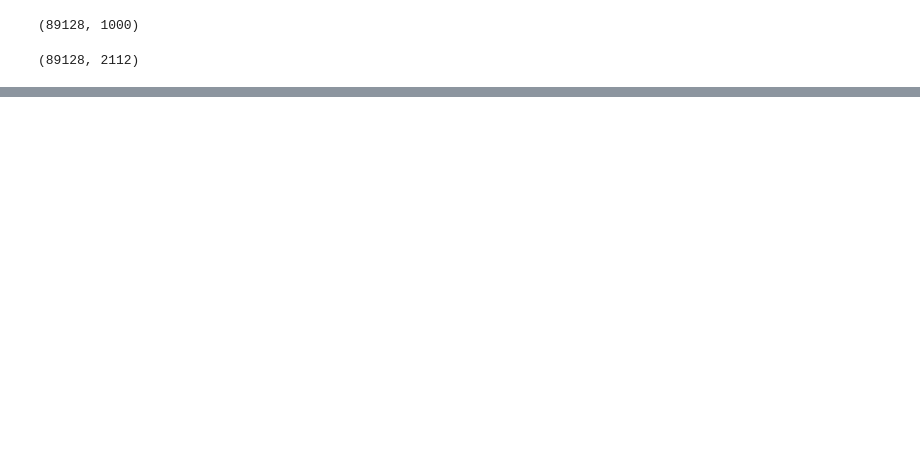
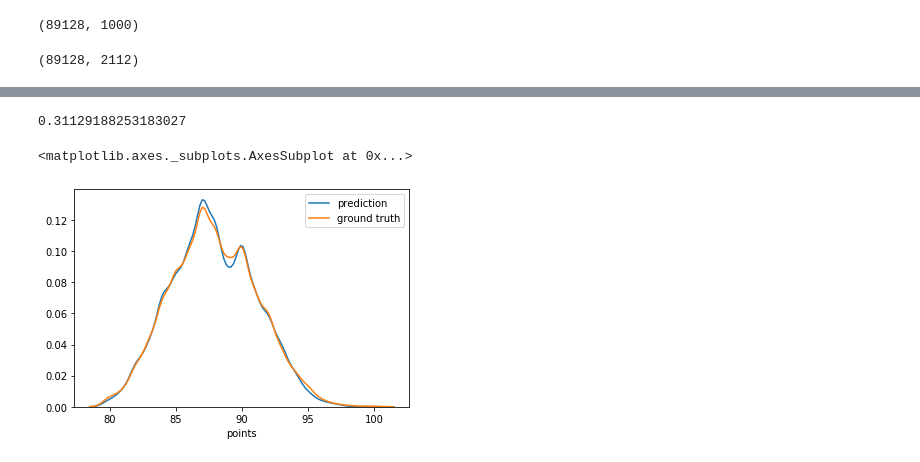
Before and after one commit to gauthiercler/wine-reviews, a Jupyter notebook: notebooks/model.ipynb, the cells around one changed output, grey strips where cells are left out. Cells and saved outputs as stored; diff of their text form; code cells hidden in the pictures; blank space fills up the shorter version.

```diff
--- a/notebooks/model.ipynb
+++ b/notebooks/model.ipynb
@@ -77,3 +77,18 @@ graph = graphviz.Source(dot_data)
 graph
 # %% [output]
 [drawing not drawn]
+# %%
+clf = DecisionTreeRegressor()
+clf.fit(X_train, y_train)
+
+clf.score(X_test, y_test)
+# %% [output]
+0.31129188253183027
+# %%
+y_pred = clf.predict(X_test)
+
+sns.distplot(y_pred, hist=False, label='prediction')
+sns.distplot(y_test, hist=False, label='ground truth')
+# %% [output]
+<matplotlib.axes._subplots.AxesSubplot at 0x...>
+[figure, added]
```
Also changed, not shown: parts of 7 cells of this notebook.
